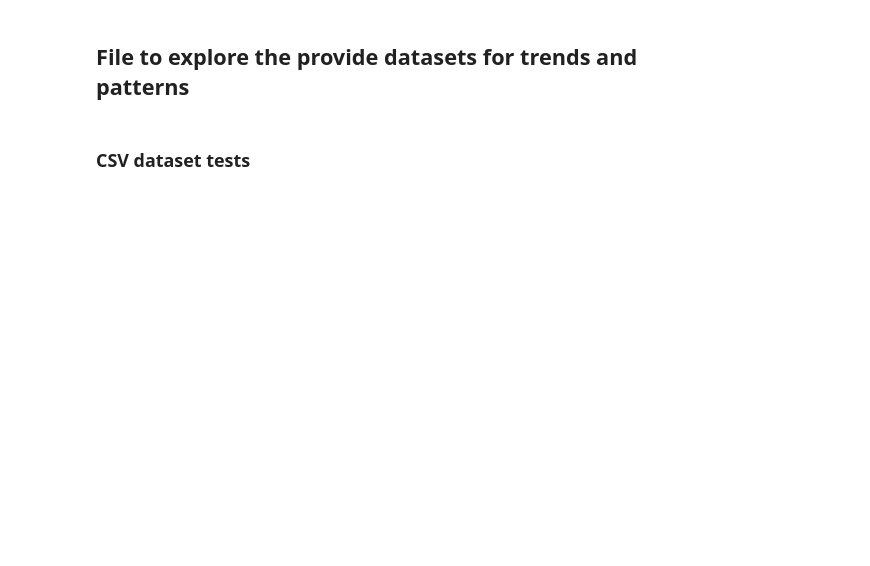
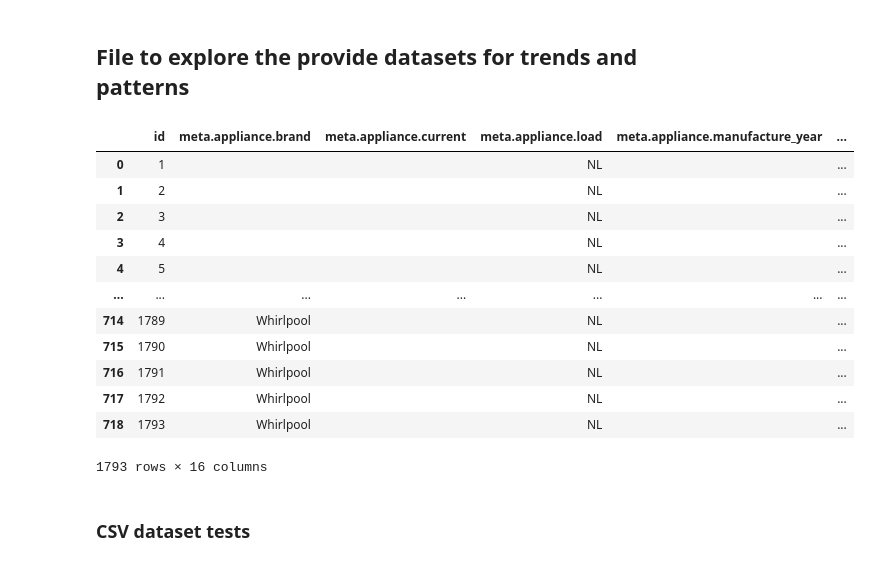
Before and after one commit to ma-2pac/esips_thesis_2023, a Jupyter notebook: data_exploration.ipynb, the cells around one changed output. Saved outputs shown, nothing was run; the diff lists cells and outputs as text; code cells hidden in the pictures; blank space fills up the shorter version.

```diff
--- a/data_exploration.ipynb
+++ b/data_exploration.ipynb
@@ -19,12 +19,26 @@ with open("datasets/meta_2014.json", "r") as json_file_2014:
 # %%
 #normalize meta data
 plaid_meta_2014_df=pd.json_normalize(json_data_2014)
 plaid_meta_2017_df=pd.json_normalize(json_data_2017)
 
 #combine dataframes
 plaid_meta_df=pd.concat([plaid_meta_2014_df,plaid_meta_2017_df])
 plaid_meta_df
-plaid_meta_df.to_csv("plaid_meta.csv")
+#plaid_meta_df.to_csv("plaid_meta.csv")
+# %% [output]
+|  | id | meta.appliance.brand | meta.appliance.current | meta.appliance.load | meta.appliance.manufacture_year | ... |
+| 0 | 1 |  |  | NL |  | ... |
+| 1 | 2 |  |  | NL |  | ... |
+| 2 | 3 |  |  | NL |  | ... |
+| 3 | 4 |  |  | NL |  | ... |
+| 4 | 5 |  |  | NL |  | ... |
+| ... | ... | ... | ... | ... | ... | ... |
+| 714 | 1789 | Whirlpool |  | NL |  | ... |
+| 715 | 1790 | Whirlpool |  | NL |  | ... |
+| 716 | 1791 | Whirlpool |  | NL |  | ... |
+| 717 | 1792 | Whirlpool |  | NL |  | ... |
+| 718 | 1793 | Whirlpool |  | NL |  | ... |
+1793 rows × 16 columns
 # %% [markdown]
 ### CSV dataset tests
 # %%
```
Also changed, not shown: parts of 14 cells of this notebook, 1 other file.
